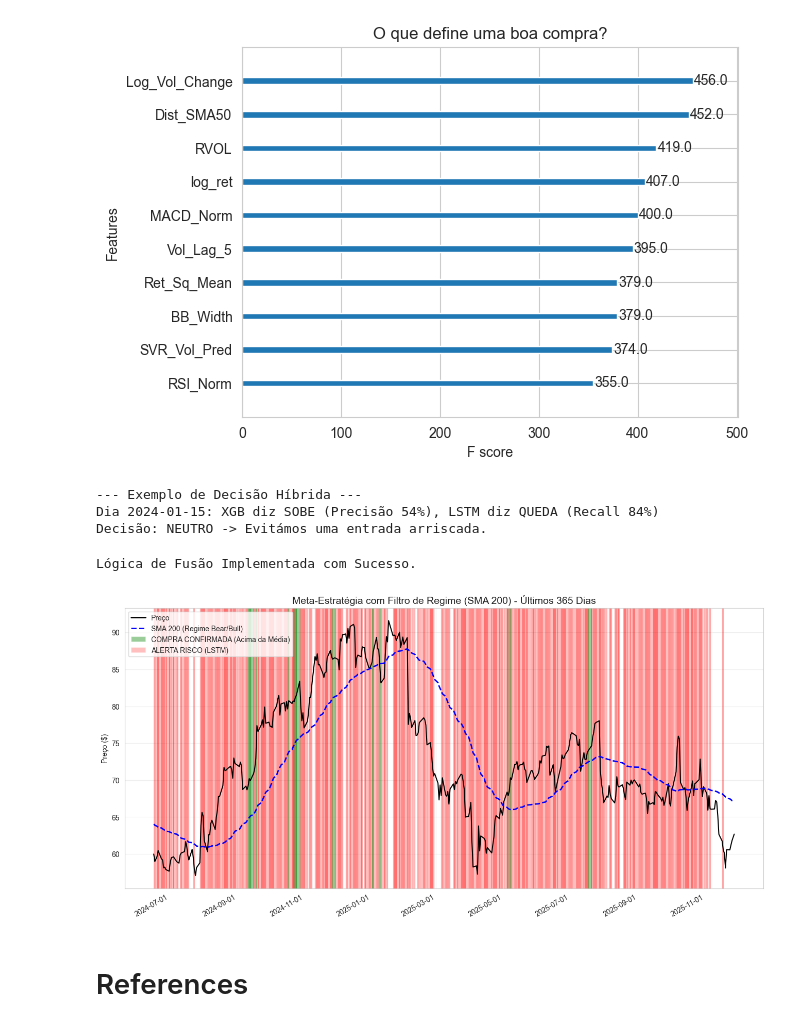
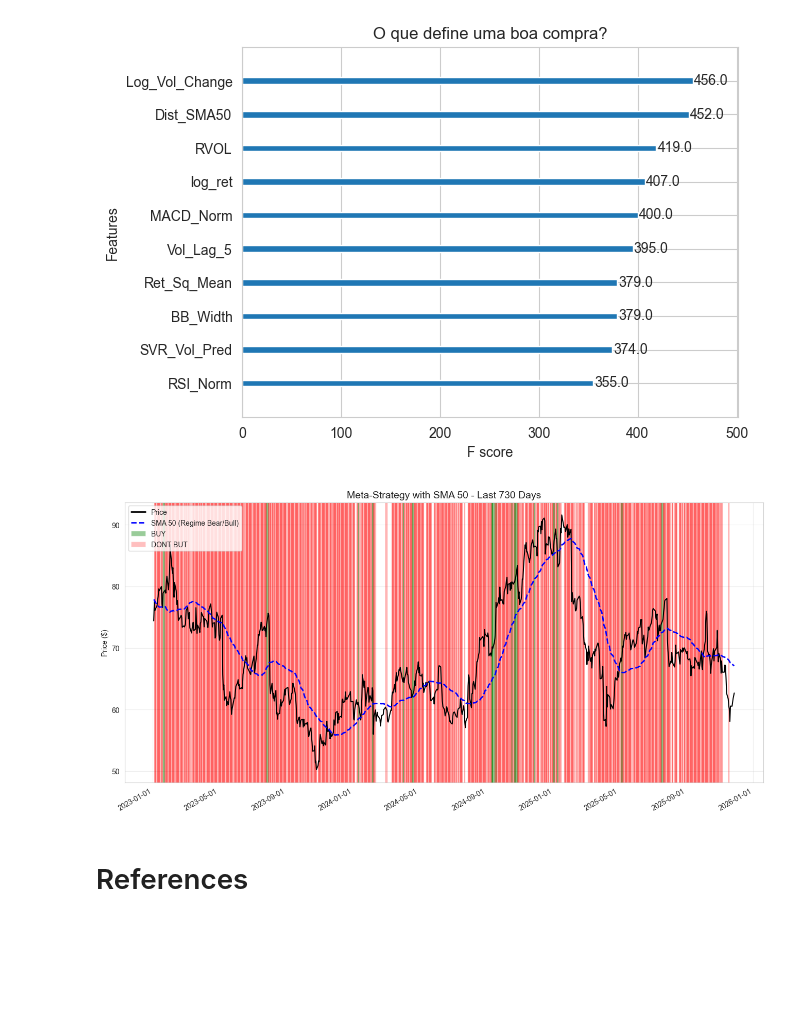
Before and after one commit to guilhermemalves03/Tecnicas-Avancadas-de-Analise-de-Dados, a Jupyter notebook: ProjetoMachineLearning/ProjetoMachineLearning.ipynb, the cells around one changed output. Saved outputs shown, nothing was run; the diff lists cells and outputs as text; code cells hidden in the pictures; blank space fills up the shorter version.

```diff
--- a/ProjetoMachineLearning/ProjetoMachineLearning.ipynb
+++ b/ProjetoMachineLearning/ProjetoMachineLearning.ipynb
@@ -2189,56 +2189,6 @@ plt.show()
    macro avg       0.52      0.52      0.52       495
 weighted avg       0.52      0.52      0.52       495
 [figure]
-# %%
-def trading_strategy(date_index):
-    # 1. Obter sinais dos dois modelos para o dia
-    signal_xgb = model_xgb.predict(date_index)  # Diz se devemos COMPRAR (1)
-    signal_lstm = model_lstm.predict(date_index) # Diz se devemos FUGIR (0)
-
-    # 2. A Lógica de Fusão (Fusion)
-    if signal_xgb == 1 and signal_lstm == 1:
-        return "COMPRA FORTE (Alpha + Segurança)"
-    elif signal_xgb == 1 and signal_lstm == 0:
-        return "NEUTRO (Sinal de Compra anulado por Risco de Queda)"
-    else:
-        return "VENDA / FORA DO MERCADO"
-
-# Simulação Visual (Opcional)
-print("--- Exemplo de Decisão Híbrida ---")
-print("Dia 2024-01-15: XGB diz SOBE (Precisão 54%), LSTM diz QUEDA (Recall 84%)")
-print("Decisão: NEUTRO -> Evitámos uma entrada arriscada.")
-# %% [output]
---- Exemplo de Decisão Híbrida ---
-Dia 2024-01-15: XGB diz SOBE (Precisão 54%), LSTM diz QUEDA (Recall 84%)
-Decisão: NEUTRO -> Evitámos uma entrada arriscada.
-# %%
-
-
-def final_decision_system(date_idx, xgb_model, lstm_model, threshold=0.5):
-    """
-    Combina a precisão do XGBoost com a aversão ao risco do LSTM.
-    """
-
-    xgb_signal = xgb_model.predict(date_idx)
-
-
-    lstm_prob = torch.sigmoid(lstm_model(date_idx)).item()
-    lstm_signal = 1 if lstm_prob > threshold else 0
-
-    # 2. Matriz de Decisão
-    if xgb_signal == 1 and lstm_signal == 1:
-        return "🟢 COMPRA (Strong Buy) - Tendência Confirmada e Risco Baixo"
-
-    elif xgb_signal == 1 and lstm_signal == 0:
-        return "🟡 NEUTRO (No-Go) - Sinal de Compra anulado por Risco de Queda (LSTM Veto)"
-
-    elif xgb_signal == 0 and lstm_signal == 0:
-        return "🔴 VENDA/SHORT - Sem tendência e Risco Alto"
-
-    else:
-        return "⚪ ESPERA - Mercado sem direção clara"
-# %% [output]
-Lógica de Fusão Implementada com Sucesso.
 # %%
 import matplotlib.pyplot as plt
 import matplotlib.dates as mdates
@@ -2252,7 +2202,7 @@ def plot_final_strategy_with_regime(df, xgb_model, lstm_model, scaler, feature_c
     df['SMA_200'] = df['close'].rolling(window=50).mean()
 
 
-    days_to_plot = 365
+    days_to_plot = 730
     lookback = window + days_to_plot
 
 
@@ -2292,43 +2242,44 @@ def plot_final_strategy_with_regime(df, xgb_model, lstm_model, scaler, feature_c
 
     for i in range(len(dates) - 1):
         current_price = prices.iloc[i]
         current_sma = sma_200.iloc[i]
 
 
         if lstm_signals[i] == 0:
             plt.axvspan(dates[i], dates[i+1], color='red', alpha=0.25)
 
 
         elif current_price < current_sma:
 
             pass
 
 
         elif xgb_signals[i] == 1 and lstm_signals[i] == 1:
             plt.axvspan(dates[i], dates[i+1], color='green', alpha=0.4)
 
-    # Decoração
-    plt.title(f'Meta-Estratégia com Filtro de Regime (SMA 200) - Últimos {days_to_plot} Dias', fontsize=14)
-    plt.ylabel('Preço ($)')
+
+
+    plt.title(f'Meta-Strategy with SMA 50 - Last {days_to_plot} Days', fontsize=14)
+    plt.ylabel('Price ($)')
     plt.grid(True, alpha=0.3)
 
-    # Legenda Atualizada
+
     legend_elements = [
-        plt.Line2D([0], [0], color='black', lw=2, label='Preço'),
-        plt.Line2D([0], [0], color='blue', lw=2, linestyle='--', label='SMA 200 (Regime Bear/Bull)'),
-        Patch(facecolor='green', alpha=0.4, label='COMPRA CONFIRMADA (Acima da Média)'),
-        Patch(facecolor='red', alpha=0.25, label='ALERTA RISCO (LSTM)')
+        plt.Line2D([0], [0], color='black', lw=2, label='Price'),
+        plt.Line2D([0], [0], color='blue', lw=2, linestyle='--', label='SMA 50 (Regime Bear/Bull)'),
+        Patch(facecolor='green', alpha=0.4, label='BUY'),
+        Patch(facecolor='red', alpha=0.25, label='DONT BUT')
     ]
     plt.legend(handles=legend_elements, loc='upper left')
 
     plt.gca().xaxis.set_major_formatter(mdates.DateFormatter('%Y-%m-%d'))
     plt.gcf().autofmt_xdate()
     plt.show()
 
-# --- EXECUTAR ---
+
 plot_final_strategy_with_regime(df_rf, sniper_model, model_weighted, scaler, feature_cols, window=60)
 # %% [output]
-[figure, old version]
+[figure, new version]
 # %% [markdown]
 # References
 # %% [markdown]
```
Also changed, not shown: parts of 1 cell of this notebook.
